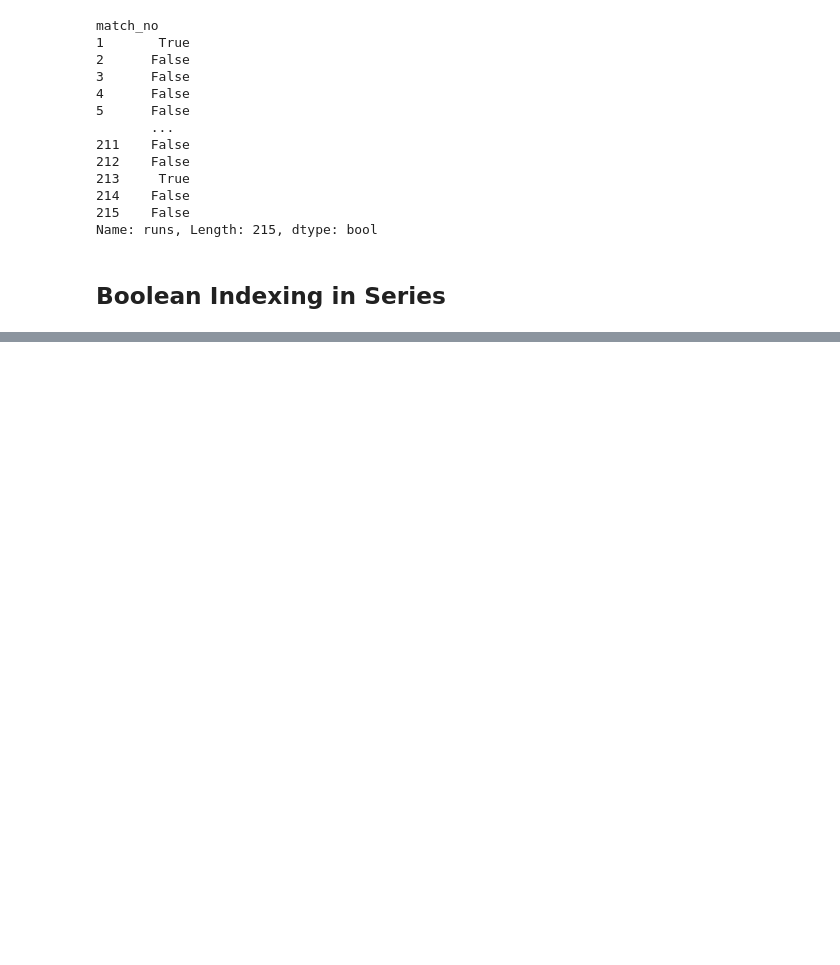
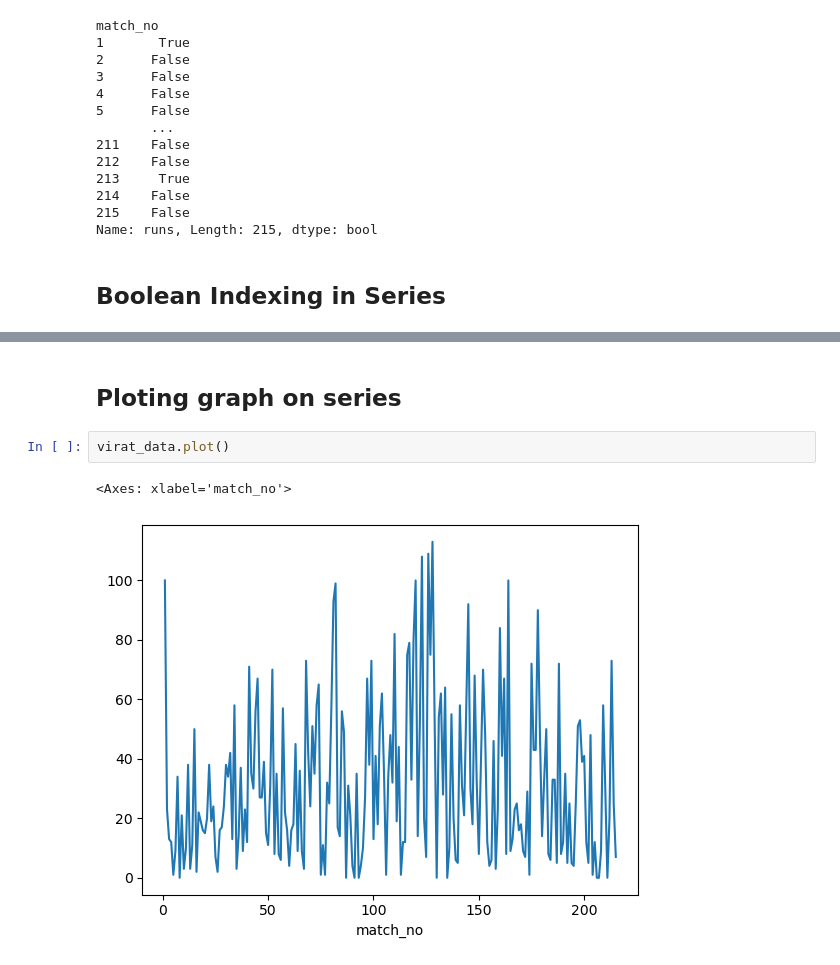
Before and after one commit to ProgramerSalar/Pandas, a Jupyter notebook: one.ipynb, the cells around one changed output, grey strips where cells are left out. Cells and saved outputs as stored; diff of their text form; blank space fills up the shorter version.

Commit message:
boolean indexing and graph ploting in series

```diff
--- a/one.ipynb
+++ b/one.ipynb
@@ -609,0 +634,7 @@ Name: runs, Length: 215, dtype: bool
+# %% [markdown]
+## Ploting graph on series
+# %%
+virat_data.plot()
+# %% [output]
+<Axes: xlabel='match_no'>
+[figure, added]
```
Also changed, not shown: parts of 4 cells of this notebook, 1 other file.
